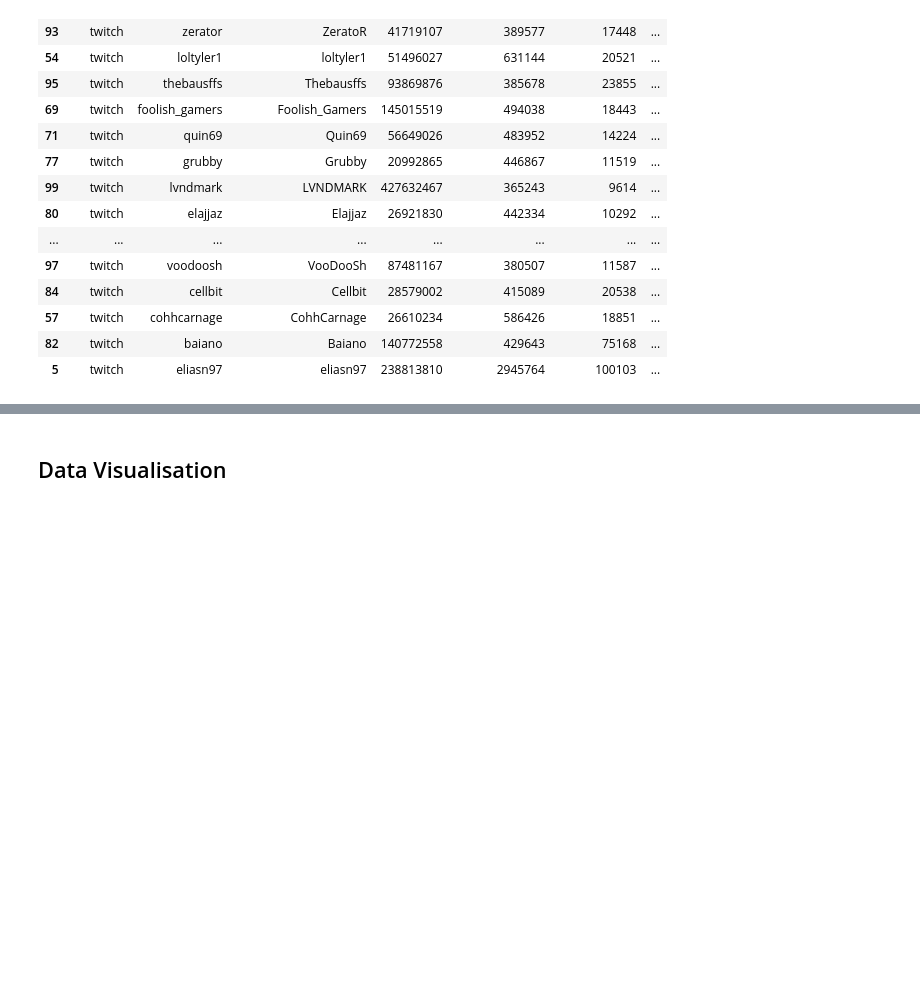
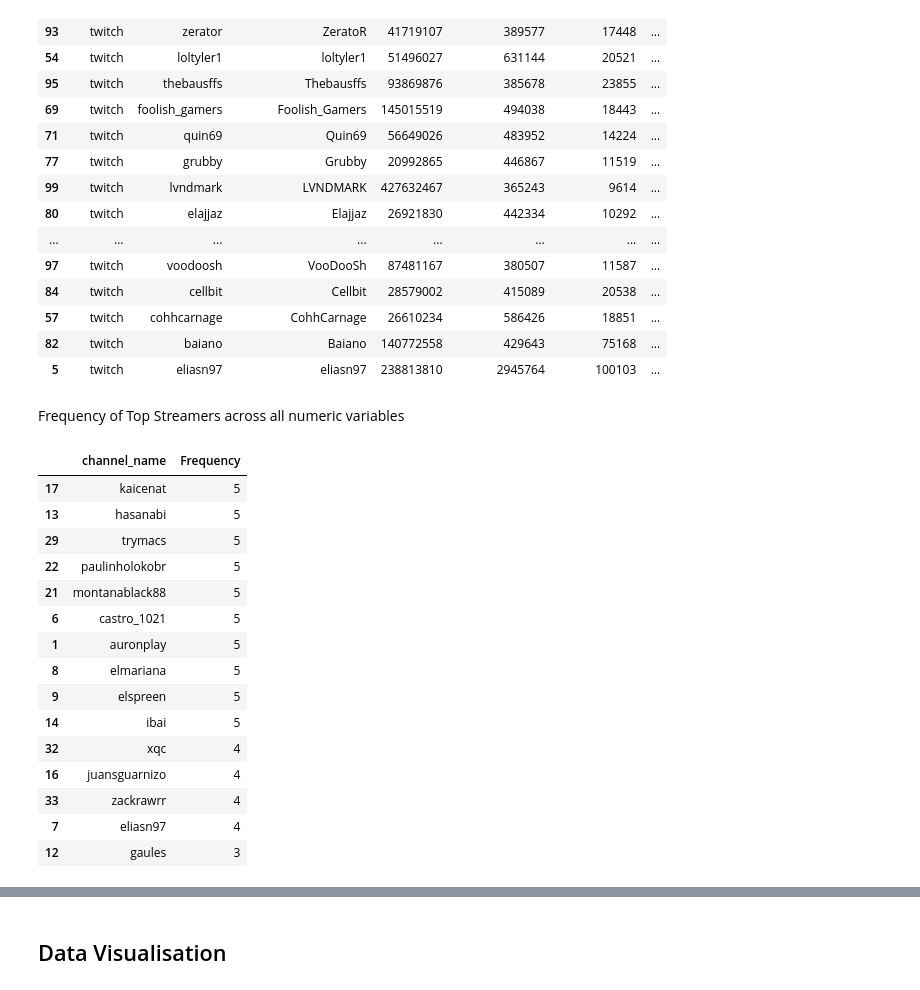
Before and after one commit to xPrinny/ProgramFundiesDataAnalyzers, a Jupyter notebook: Twitch_DataAnalysis.ipynb, the cells around one changed output, grey strips where cells are left out. Drawn from its saved outputs; the diff is of its cells as text; code cells hidden in the pictures; blank space fills up the shorter version.

```diff
--- a/Twitch_DataAnalysis.ipynb
+++ b/Twitch_DataAnalysis.ipynb
@@ -713,3 +727,27 @@ leastlive_views
 | 57 | twitch | cohhcarnage | CohhCarnage | 26610234 | 586426 | 18851 | ... |
 | 82 | twitch | baiano | Baiano | 140772558 | 429643 | 75168 | ... |
 | 5 | twitch | eliasn97 | eliasn97 | 238813810 | 2945764 | 100103 | ... |
+# %% [markdown]
+Frequency of Top Streamers across all numeric variables
+# %%
+streamer_freq = pd.concat([mostaveraged_viewers, mostfollowers_gained, mostpeaked_viewers, mosthours_watched, mostlive_views], ignore_index=True).groupby('channel_name')['channel_name'].count().reset_index(name='Frequency')
+streamer_freq = streamer_freq.sort_values("Frequency", ascending=False)
+top_streamer_freq = streamer_freq.iloc[0:15]
+top_streamer_freq
+# %% [output]
+|  | channel_name | Frequency |
+| 17 | kaicenat | 5 |
+| 13 | hasanabi | 5 |
+| 29 | trymacs | 5 |
+| 22 | paulinholokobr | 5 |
+| 21 | montanablack88 | 5 |
+| 6 | castro_1021 | 5 |
+| 1 | auronplay | 5 |
+| 8 | elmariana | 5 |
+| 9 | elspreen | 5 |
+| 14 | ibai | 5 |
+| 32 | xqc | 4 |
+| 16 | juansguarnizo | 4 |
+| 33 | zackrawrr | 4 |
+| 7 | eliasn97 | 4 |
+| 12 | gaules | 3 |
```
Also changed, not shown: parts of 4 cells of this notebook.
